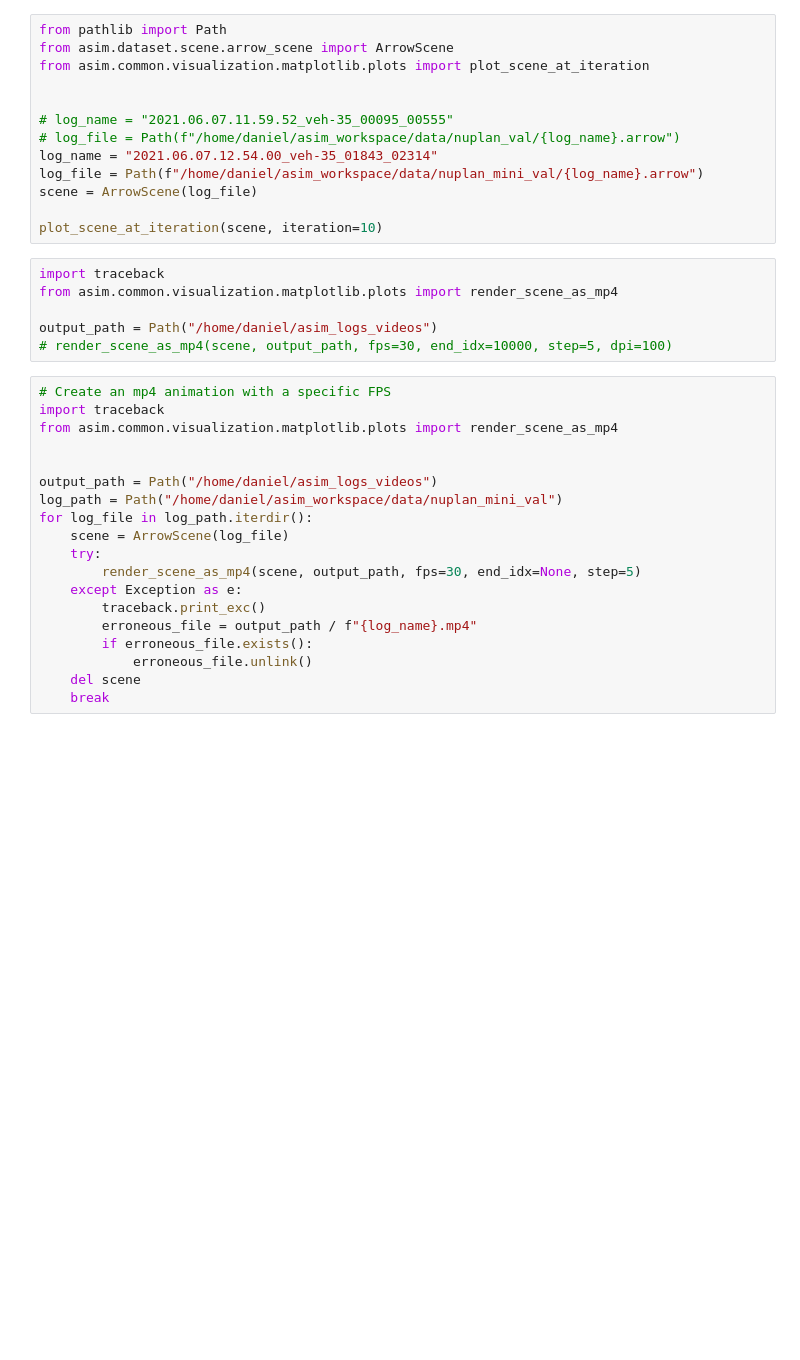
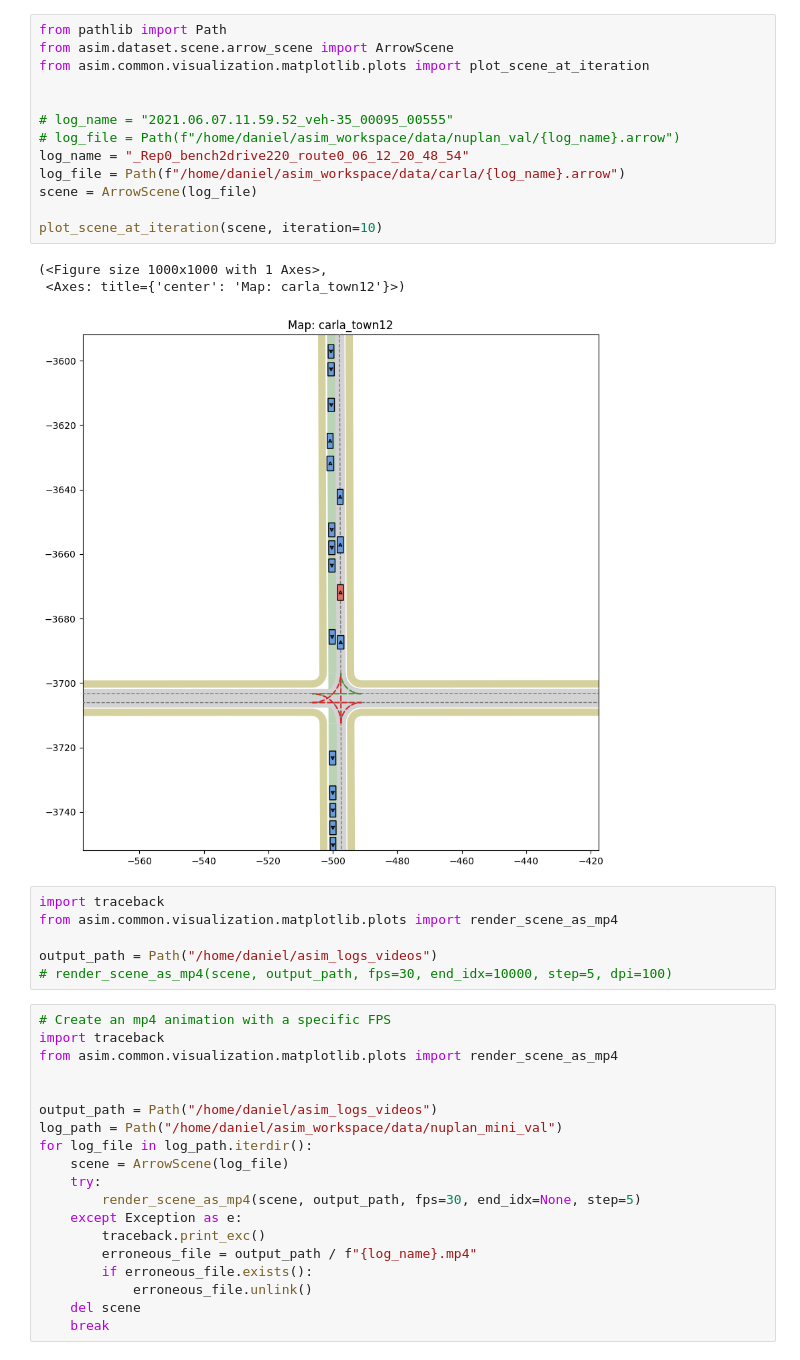
Before and after one commit to autonomousvision/py123d, a Jupyter notebook: notebooks/scene_rendering.ipynb, the cells around one changed output. Cells and saved outputs as stored; diff of their text form; blank space fills up the shorter version.

```diff
--- a/notebooks/scene_rendering.ipynb
+++ b/notebooks/scene_rendering.ipynb
@@ -1,16 +1,20 @@
 # %%
 from pathlib import Path
 from asim.dataset.scene.arrow_scene import ArrowScene
 from asim.common.visualization.matplotlib.plots import plot_scene_at_iteration
 
 
 # log_name = "2021.06.07.11.59.52_veh-35_00095_00555"
 # log_file = Path(f"/home/daniel/asim_workspace/data/nuplan_val/{log_name}.arrow")
-log_name = "2021.06.07.12.54.00_veh-35_01843_02314"
-log_file = Path(f"/home/daniel/asim_workspace/data/nuplan_mini_val/{log_name}.arrow")
+log_name = "_Rep0_bench2drive220_route0_06_12_20_48_54"
+log_file = Path(f"/home/daniel/asim_workspace/data/carla/{log_name}.arrow")
 scene = ArrowScene(log_file)
 
 plot_scene_at_iteration(scene, iteration=10)
+# %% [output]
+(<Figure size 1000x1000 with 1 Axes>,
+ <Axes: title={'center': 'Map: carla_town12'}>)
+[figure, added]
 # %%
 import traceback
 from asim.common.visualization.matplotlib.plots import render_scene_as_mp4
```
Also changed, not shown: parts of 1 cell of this notebook, 4 other files.
